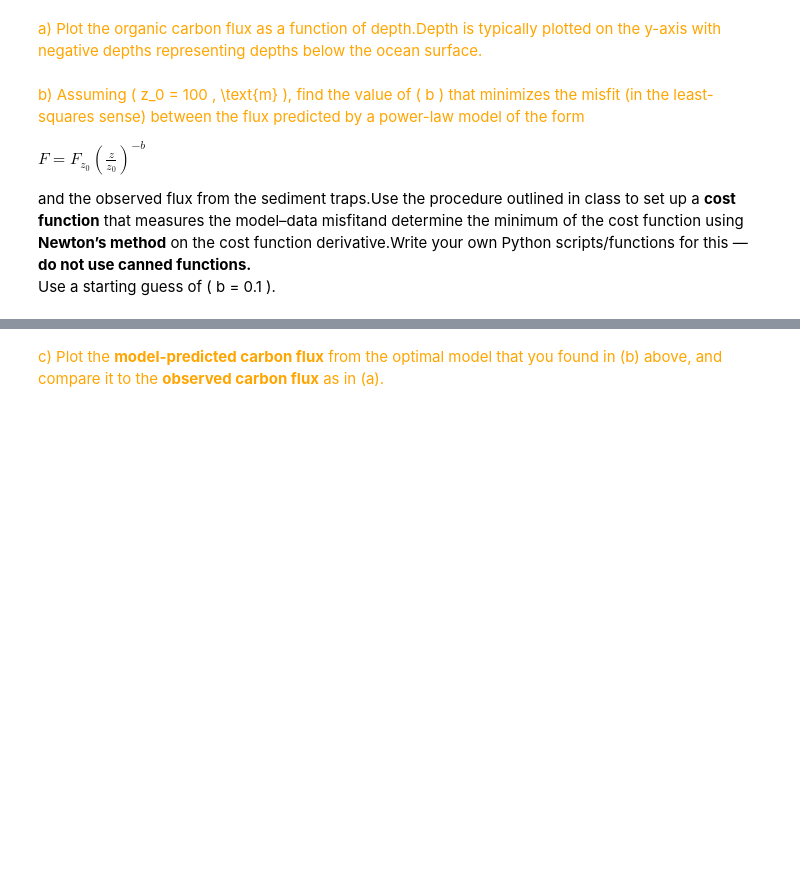
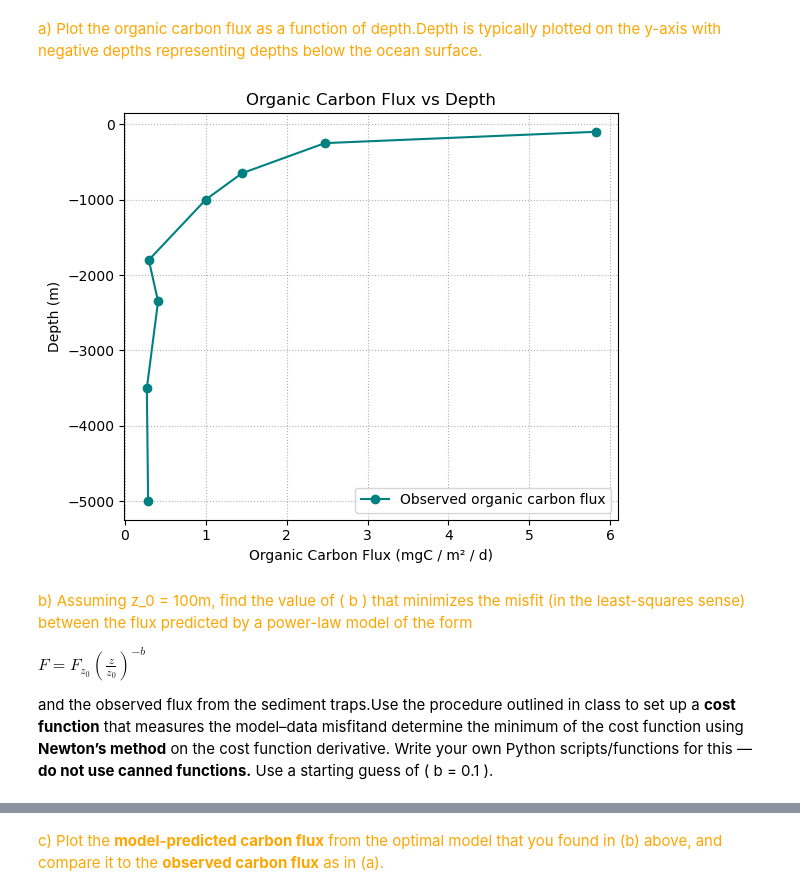
Before and after one commit to HOUPU1993/Homework-for-GEOG-210A-F25, a Jupyter notebook: Homework 1/HW3.ipynb, the cells around one changed output, grey strips where cells are left out. Drawn from its saved outputs; the diff is of its cells as text; code cells hidden in the pictures; blank space fills up the shorter version.

```diff
--- a/Homework 1/HW3.ipynb
+++ b/Homework 1/HW3.ipynb
@@ -226,3 +224,7 @@ the root of the function near x= 1 is 3.2246304897531197 ,and the iterations is
 <font color="orange">
 Download the sediment trap data from Canvas
 </font>
+# %%
+sediment_trap_data = pd.read_csv('/Users/houpuli/Downloads/sedtrap.txt',header=1)
+sediment_trap_data.rename(columns={'% depth (m)': 'depth',' organic carbon flux (mgC/m^2/d)': 'organic_carbon_flux'}, inplace=True)
+sediment_trap_data
@@ -229,13 +241,30 @@ Download the sediment trap data from Canvas
 # %% [markdown]
 <font color="orange">a)
 Plot the organic carbon flux as a function of depth.Depth is typically plotted on the y-axis with negative depths representing depths below the ocean surface.</font>
+# %%
+depth = sediment_trap_data['depth']
+flux = sediment_trap_data['organic_carbon_flux']
+
+plt.figure(figsize=(6, 5))
+plt.plot(flux, -depth, 'o-', color='teal', label='Observed organic carbon flux')
+
+plt.xlabel('Organic Carbon Flux (mgC / m² / d)')
+plt.ylabel('Depth (m)')
+plt.title('Organic Carbon Flux vs Depth')
+plt.grid(True, linestyle=':')
+plt.legend()
+plt.tight_layout()
+
+plt.show()
+# %% [output]
+[figure, added]
 # %% [markdown]
 <font color="orange">b)
-Assuming \( z_0 = 100 \, \text{m} \), find the value of \( b \) that minimizes the misfit (in the least-squares sense) between the flux predicted by a power-law model of the form
+Assuming  z_0 = 100m, find the value of \( b \) that minimizes the misfit (in the least-squares sense) between the flux predicted by a power-law model of the form
 
 $
 F = F_{z_0} \left( \frac{z}{z_0} \right)^{-b}
 $
 
-and the observed flux from the sediment traps.Use the procedure outlined in class to set up a **cost function** that measures the model–data misfitand determine the minimum of the cost function using **Newton’s method** on the cost function derivative.Write your own Python scripts/functions for this — **do not use canned functions.**
-Use a starting guess of \( b = 0.1 \).</font>
+and the observed flux from the sediment traps.Use the procedure outlined in class to set up a **cost function** that measures the model–data misfitand determine the minimum of the cost function using **Newton’s method** on the cost function derivative.
+Write your own Python scripts/functions for this — **do not use canned functions.**  Use a starting guess of \( b = 0.1 \).</font>
```
Also changed, not shown: parts of 11 cells of this notebook.
